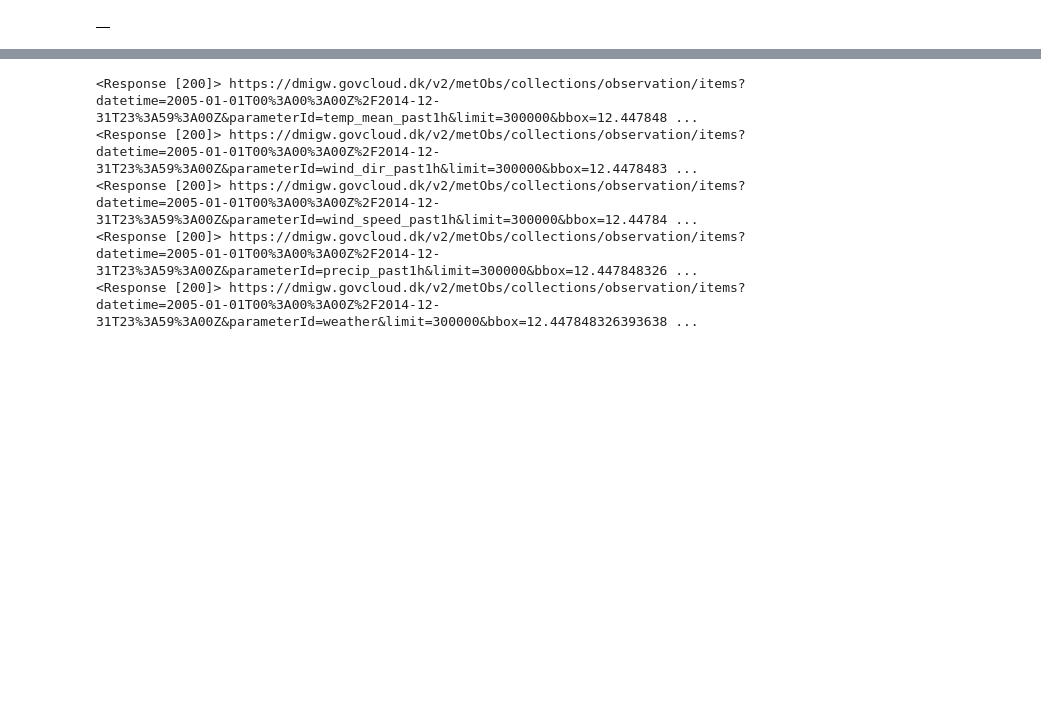
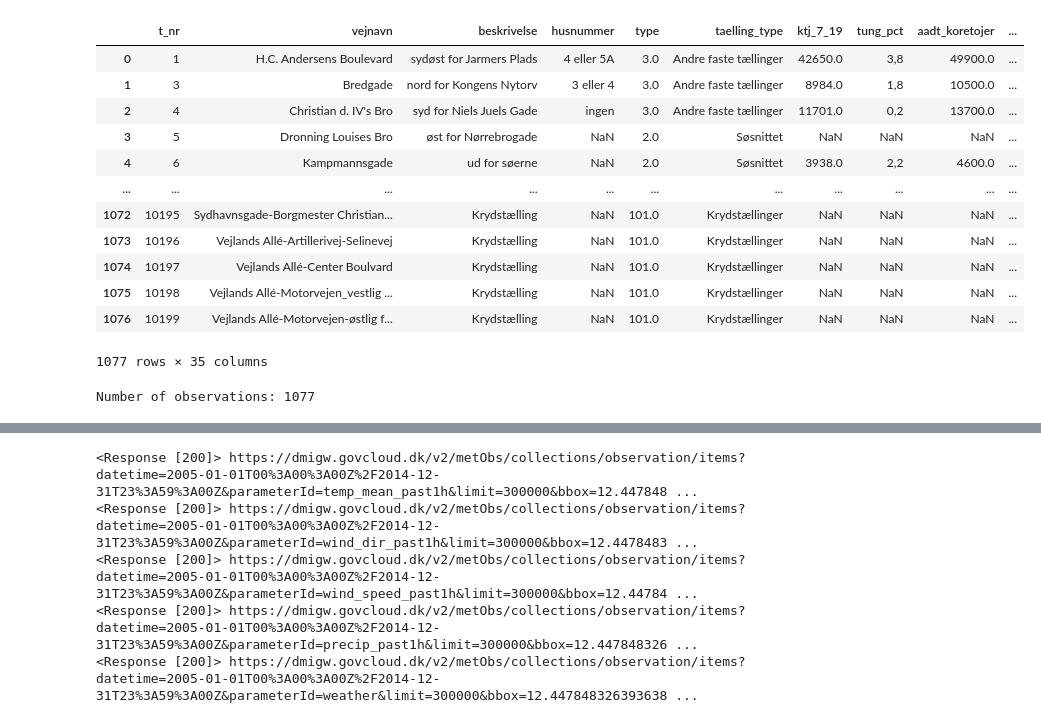
Before and after one commit to LasseBredmose/social_data_2022_project, a Jupyter notebook: dmi.ipynb, the cells around one changed output, grey strips where cells are left out. Drawn from its saved outputs; the diff is of its cells as text; code cells hidden in the pictures; blank space fills up the shorter version.

```diff
--- a/dmi.ipynb
+++ b/dmi.ipynb
@@ -66,4 +4,23 @@ df = json_normalize(json['features']) # converts the JSON object to a Pandas Dat
-# %%
-df
-# %% [output]
-|  |
+# %%
+# Data preparation
+df_traffic = pd.read_csv('data/trafiktaelling.csv')
+df_traffic = df_traffic.drop(['FID'], axis=1)
+df_traffic
+# %% [output]
+|  | t_nr | vejnavn | beskrivelse | husnummer | type | taelling_type | ktj_7_19 | tung_pct | aadt_koretojer | ... |
+| 0 | 1 | H.C. Andersens Boulevard | sydøst for Jarmers Plads | 4 eller 5A | 3.0 | Andre faste tællinger | 42650.0 | 3,8 | 49900.0 | ... |
+| 1 | 3 | Bredgade | nord for Kongens Nytorv | 3 eller 4 | 3.0 | Andre faste tællinger | 8984.0 | 1,8 | 10500.0 | ... |
+| 2 | 4 | Christian d. IV's Bro | syd for Niels Juels Gade | ingen | 3.0 | Andre faste tællinger | 11701.0 | 0,2 | 13700.0 | ... |
+| 3 | 5 | Dronning Louises Bro | øst for Nørrebrogade | NaN | 2.0 | Søsnittet | NaN | NaN | NaN | ... |
+| 4 | 6 | Kampmannsgade | ud for søerne | NaN | 2.0 | Søsnittet | 3938.0 | 2,2 | 4600.0 | ... |
+| ... | ... | ... | ... | ... | ... | ... | ... | ... | ... | ... |
+| 1072 | 10195 | Sydhavnsgade-Borgmester Christian... | Krydstælling | NaN | 101.0 | Krydstællinger | NaN | NaN | NaN | ... |
+| 1073 | 10196 | Vejlands Allé-Artillerivej-Selinevej | Krydstælling | NaN | 101.0 | Krydstællinger | NaN | NaN | NaN | ... |
+| 1074 | 10197 | Vejlands Allé-Center Boulvard | Krydstælling | NaN | 101.0 | Krydstællinger | NaN | NaN | NaN | ... |
+| 1075 | 10198 | Vejlands Allé-Motorvejen_vestlig ... | Krydstælling | NaN | 101.0 | Krydstællinger | NaN | NaN | NaN | ... |
+| 1076 | 10199 | Vejlands Allé-Motorvejen-østlig f... | Krydstælling | NaN | 101.0 | Krydstællinger | NaN | NaN | NaN | ... |
+1077 rows × 35 columns
+# %%
+print(f"Number of observations: {len(df_traffic)}")
+# %% [output]
+Number of observations: 1077
```
Also changed, not shown: parts of 13 cells of this notebook, 2 other files.
